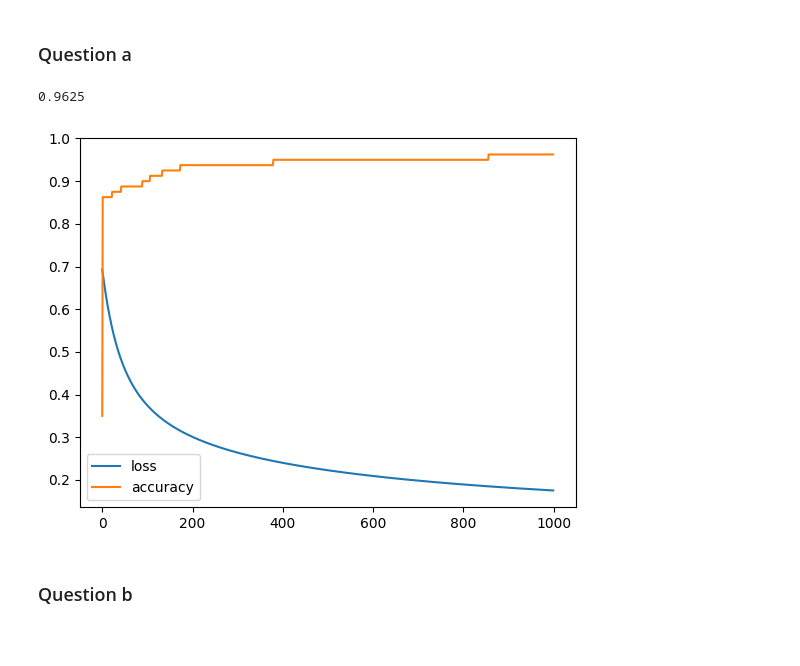
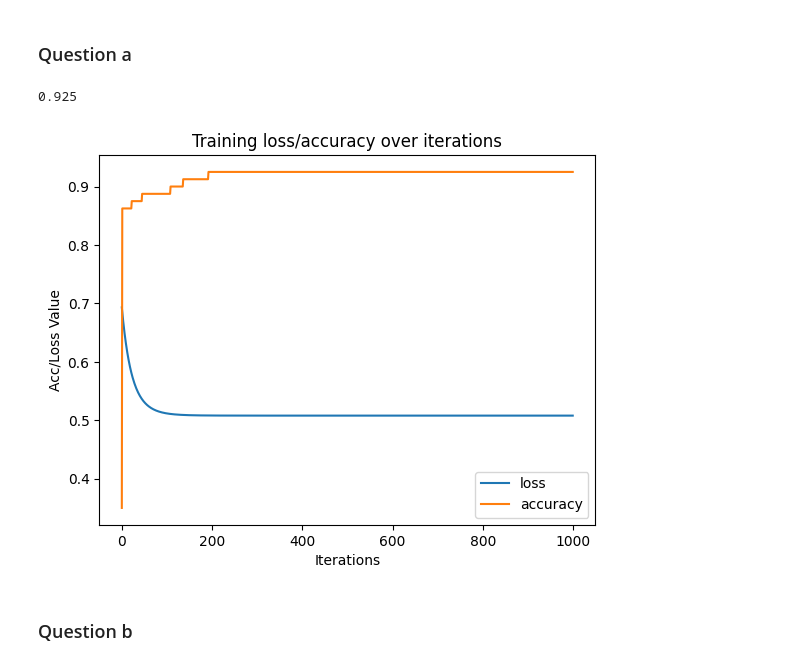
Before and after one commit to ShyEagle21/Practice, a Jupyter notebook: ML_C1_PSET1.ipynb, the cells around one changed output. Saved outputs shown, nothing was run; the diff lists cells and outputs as text; code cells hidden in the pictures; blank space fills up the shorter version.

```diff
--- a/ML_C1_PSET1.ipynb
+++ b/ML_C1_PSET1.ipynb
@@ -242,5 +329,8 @@ print(df_loss)
 # %%
-#I want to make a list x which has numbers from -1 to 1 in 0.01 increments
+#plot the equation representing loss provided in the question vs a standard squared loss
 X = np.arange(-1, 1, 0.01)
 y = 2*np.exp(X)-2*X-2
-plt.plot(X, y)
+z =X**2
+plt.plot(X, y, label = 'New Loss')
+plt.plot(X, z, label= 'Old Loss')
+plt.legend()
@@ -285,40 +387,45 @@ X_test = np.column_stack((np.ones(X_test.shape[0]), X_test))
 # %%
 #create sigmoid function
 def sigmoid(z):
     return 1 / (1 + np.exp(-z))
 
+#function to determine the accuracy of the model based on the implementation of a sigmoid function
 def accuracy_check(X, y, theta):
     z = np.dot(X, theta)
-    h = sigmoid(z)
-    y_pred = np.round(h)
+    g = sigmoid(z)
+    y_pred = np.round(g)
     accuracy = np.mean(y_pred == y)
     return accuracy
 
+#function to conduct logistic regression using gradient descent
 def logistic_regression_gradient_descent(X, y, lamb, learning_rate=0.01, iterations=1000):
     loss_track = []
     accuracy_track = []
-    m, n = X.shape
-    theta = np.zeros(n)
+    n, m = X.shape
+    theta = np.zeros(m)
     for _ in range(iterations):
         z = np.dot(X, theta)
-        h = sigmoid(z)
-        loss = -1/m * np.sum(y * np.log(h) + (1 - y) * np.log(1 - h))
+        g = sigmoid(z)
+        loss = -1/n * np.sum(y * np.log(g) + (1 - y) * np.log(1 - g)) + (lamb/2) * np.sum(theta**2)
         loss_track.append(loss)
         accuracy_track.append(accuracy_check(X, y, theta))
-        gradient = np.dot(X.T, (h - y)) / m + (lamb / m) * theta
+        gradient = np.dot(X.T, (g - y)) / n + (lamb) * theta
         theta -= learning_rate * gradient
     print(accuracy_check(X, y, theta))
     plt.plot(loss_track, label='loss')
     plt.plot(accuracy_track, label = 'accuracy')
+    plt.title("Training loss/accuracy over iterations")
+    plt.xlabel("Iterations")
+    plt.ylabel("Acc/Loss Value")
     plt.legend()
 
     return theta
 
-
+# Conduct logistic regression using training data
 model_coeff = logistic_regression_gradient_descent(X, y, 1)
 # %% [output]
-0.9625
+0.925
-[figure, old version]
+[figure, new version]
 # %% [markdown]
 ### Question b
 # %%
```
Also changed, not shown: parts of 34 cells of this notebook, 2 other files.
